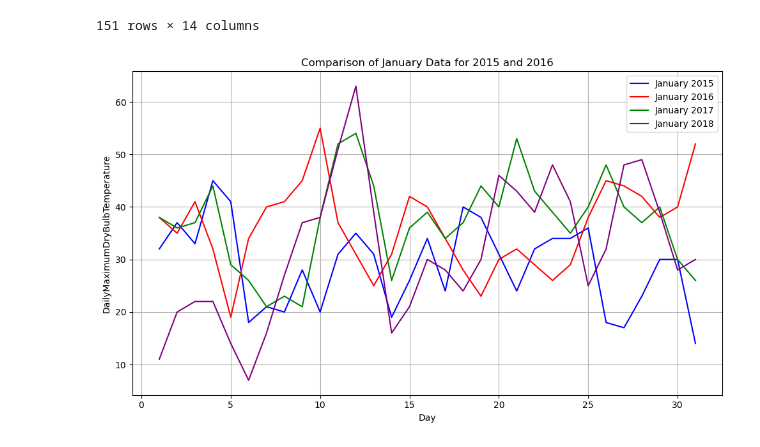
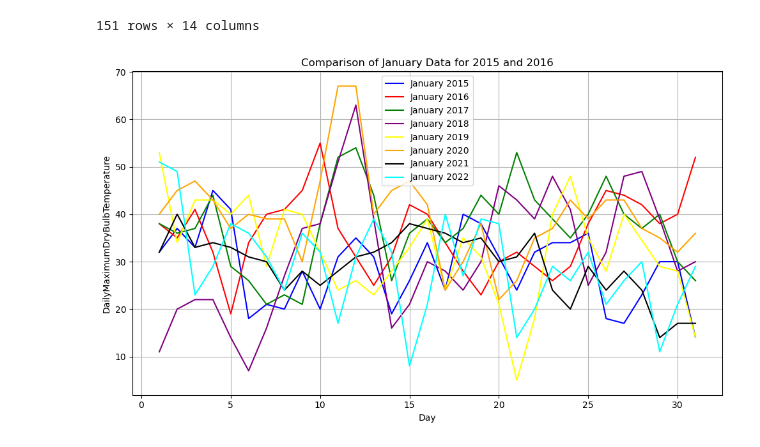
Before and after one commit to connerdekok/Albany_New_York_Weather, a Jupyter notebook: new_york.ipynb, the cells around one changed output. Cells and saved outputs as stored; diff of their text form; code cells hidden in the pictures.

```diff
--- a/new_york.ipynb
+++ b/new_york.ipynb
@@ -671,8 +671,8 @@ df_2019
 | 1785 | 2019-12-31 23:59:00 | 260.0 | 24.0 | 0.02 | 0.0 | 0.1 | ... |
 361 rows × 14 columns
 # %%
-df_2019 = ny_weather_clean_sorted_df.loc[ny_weather_clean_sorted_df["Month"] ==1]
-jan_2019 = df_2019[["DailyMaximumDryBulbTemperature", "Day", "Year"]]
+df_jan2019 = df_2019.loc[df_2019["Month"] ==1]
+jan_2019 = df_jan2019[["DailyMaximumDryBulbTemperature", "Day", "Year"]]
 # %%
 df_2020 = ny_weather_clean_sorted_df.loc[ny_weather_clean_sorted_df["Year"] ==2020]
 df_2020
@@ -691,8 +691,8 @@ df_2020
 | 2151 | 2020-12-31 23:59:00 | 280.0 | 33.0 | 0.03 | 0.0 | 0.0 | ... |
 366 rows × 14 columns
 # %%
-df_2020 = ny_weather_clean_sorted_df.loc[ny_weather_clean_sorted_df["Month"] ==1]
-jan_2020 = df_2020[["DailyMaximumDryBulbTemperature", "Day", "Year"]]
+df_jan2020 = df_2020.loc[df_2020["Month"] ==1]
+jan_2020 = df_jan2020[["DailyMaximumDryBulbTemperature", "Day", "Year"]]
 # %%
 df_2021 = ny_weather_clean_sorted_df.loc[ny_weather_clean_sorted_df["Year"] ==2021]
 df_2021
@@ -711,8 +711,8 @@ df_2021
 | 2516 | 2021-12-31 23:59:00 | 170.0 | 14.0 | 0.08 | 0.0 | 0.0 | ... |
 365 rows × 14 columns
 # %%
-df_2021 = ny_weather_clean_sorted_df.loc[ny_weather_clean_sorted_df["Month"] ==1]
-jan_2021 = df_2021[["DailyMaximumDryBulbTemperature", "Day", "Year"]]
+df_jan2021 = df_2021.loc[df_2021["Month"] ==1]
+jan_2021 = df_jan2021[["DailyMaximumDryBulbTemperature", "Day", "Year"]]
 # %%
 df_2022 = ny_weather_clean_sorted_df.loc[ny_weather_clean_sorted_df["Year"] ==2022]
 df_2022
@@ -731,38 +731,49 @@ df_2022
 | 2667 | 2022-05-31 23:59:00 | 250.0 | 29.0 | 0.00 | 0.0 | 0.0 | ... |
 151 rows × 14 columns
 # %%
-df_2022 = ny_weather_clean_sorted_df.loc[ny_weather_clean_sorted_df["Month"] ==1]
-jan_2022 = df_2022[["DailyMaximumDryBulbTemperature", "Day", "Year"]]
+df_jan2022 = df_2022.loc[df_2022["Month"] ==1]
+jan_2022 = df_jan2022[["DailyMaximumDryBulbTemperature", "Day", "Year"]]
 # %%
 # Create the plot
 plt.figure(figsize=(10, 6))
 
 # Plot the data for January 2015
 plt.plot(jan_2015['Day'], jan_2015['DailyMaximumDryBulbTemperature'], label='January 2015', color='blue')
 
 # Plot the data for January 2016
 plt.plot(jan_2016['Day'], jan_2016['DailyMaximumDryBulbTemperature'], label='January 2016', color='red')
 
 # Plot the data for January 2017
 plt.plot(jan_2017['Day'], jan_2017['DailyMaximumDryBulbTemperature'], label='January 2017', color='green')
 
 #Plot the data for January 2018
 plt.plot(jan_2018['Day'], jan_2018['DailyMaximumDryBulbTemperature'], label='January 2018', color='purple')
 
+#Plot the data for January 2019
+plt.plot(jan_2019['Day'], jan_2019['DailyMaximumDryBulbTemperature'], label='January 2019', color='yellow')
+
+#Plot the data for January 2020
+plt.plot(jan_2020['Day'], jan_2020['DailyMaximumDryBulbTemperature'], label='January 2020', color='orange')
+
+#Plot the data for January 2021
+plt.plot(jan_2021['Day'], jan_2021['DailyMaximumDryBulbTemperature'], label='January 2021', color='black')
+
+#Plot the data for January 2022
+plt.plot(jan_2022['Day'], jan_2022['DailyMaximumDryBulbTemperature'], label='January 2022', color='cyan')
 
 # Add title and axis labels
 plt.title('Comparison of January Data for 2015 and 2016')
 plt.xlabel('Day')
 plt.ylabel('DailyMaximumDryBulbTemperature')
 
 # Add a legend to differentiate the lines
 plt.legend()
 
 # Display the grid for better readability
 plt.grid(True)
 plt.tight_layout()
 
 # Show the plot
 plt.show()
 # %% [output]
-[figure, old version]
+[figure, new version]
```
Also changed, not shown: parts of 3 cells of this notebook, 1 other file.
